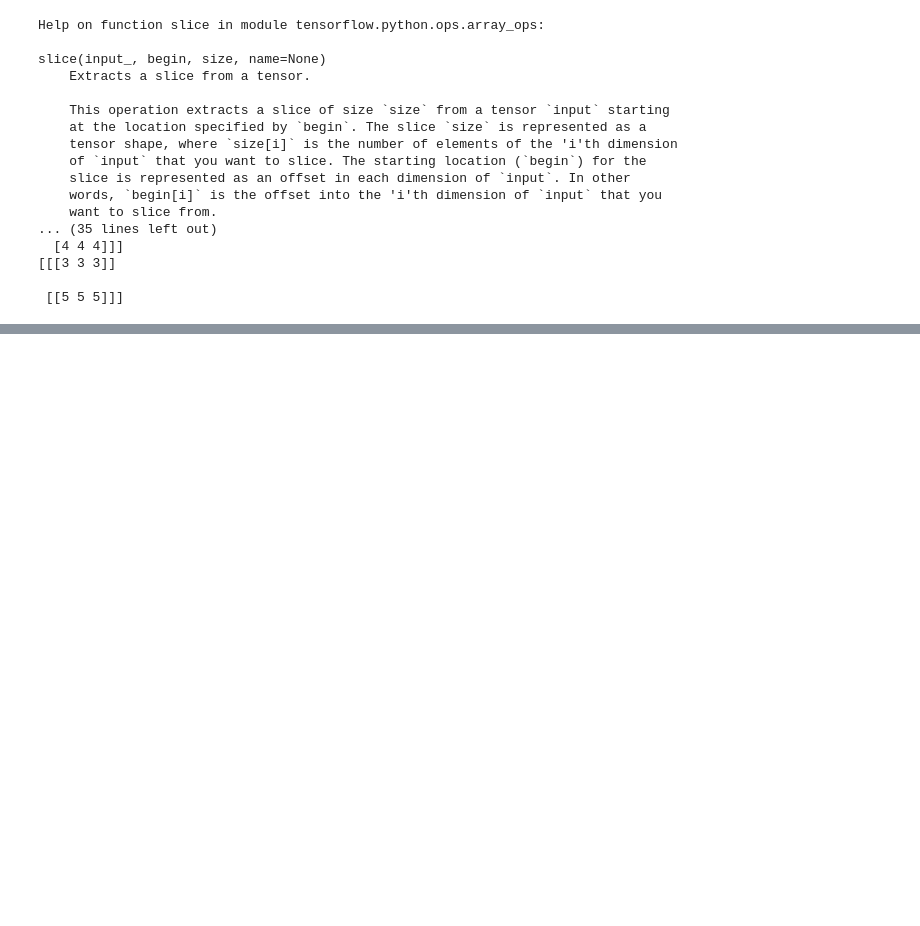
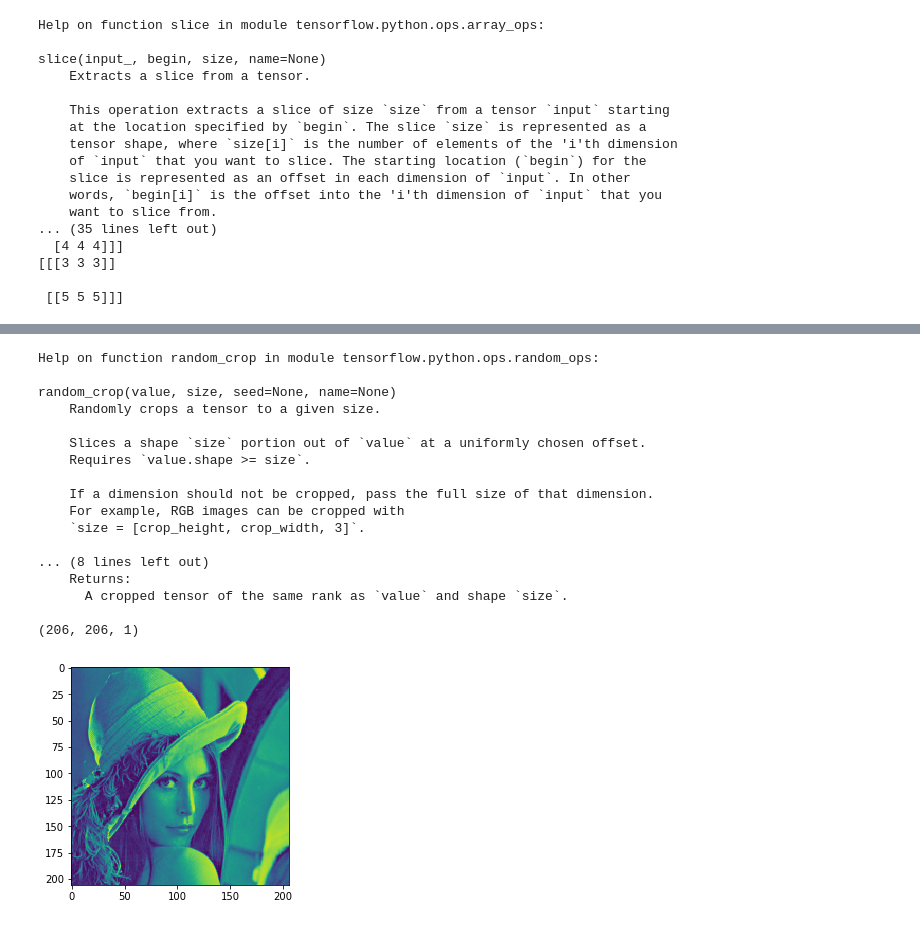
Before and after one commit to TanUkkii007/papers-i-read, a Jupyter notebook: reproductive_experiment/resnet/cifar_input.ipynb, the cells around one changed output, grey strips where cells are left out. Drawn from its saved outputs; the diff is of its cells as text; code cells hidden in the pictures; blank space fills up the shorter version.

```diff
--- a/reproductive_experiment/resnet/cifar_input.ipynb
+++ b/reproductive_experiment/resnet/cifar_input.ipynb
@@ -108,0 +155,32 @@ slice(input_, begin, size, name=None)
+# %%
+# tf.random_crop
+
+help(tf.random_crop)
+
+d = 50
+g = tf.random_crop(lena.reshape((x,y,1)), [x - d, y - d, 1])
+
+with tf.Session() as sess:
+    a = sess.run(g)
+    print(a.shape)
+    plt.imshow(a.reshape((a.shape[0], a.shape[1])))
+    plt.show()
+# %% [output]
+Help on function random_crop in module tensorflow.python.ops.random_ops:
+
+random_crop(value, size, seed=None, name=None)
+    Randomly crops a tensor to a given size.
+
+    Slices a shape `size` portion out of `value` at a uniformly chosen offset.
+    Requires `value.shape >= size`.
+
+    If a dimension should not be cropped, pass the full size of that dimension.
+    For example, RGB images can be cropped with
+    `size = [crop_height, crop_width, 3]`.
+
+... (8 lines left out)
+    Returns:
+      A cropped tensor of the same rank as `value` and shape `size`.
+
+(206, 206, 1)
+[figure, added]
```
Also changed, not shown: parts of 5 cells of this notebook, 1 other file.
